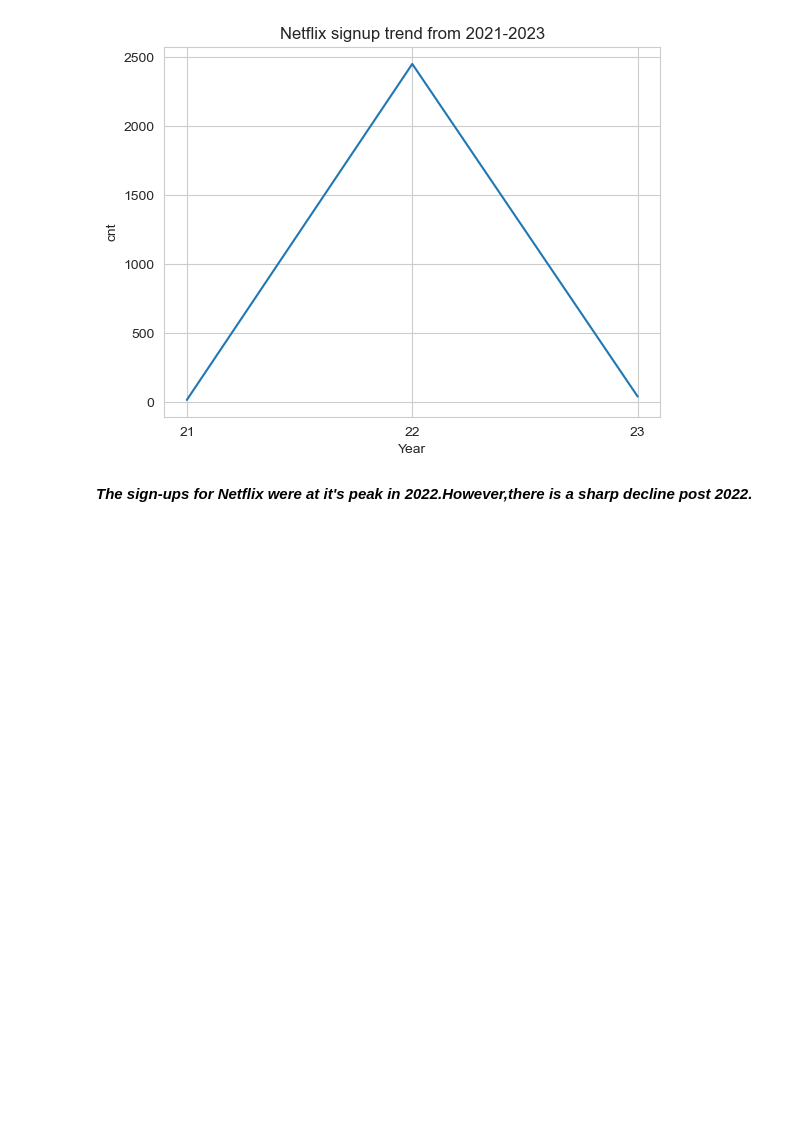
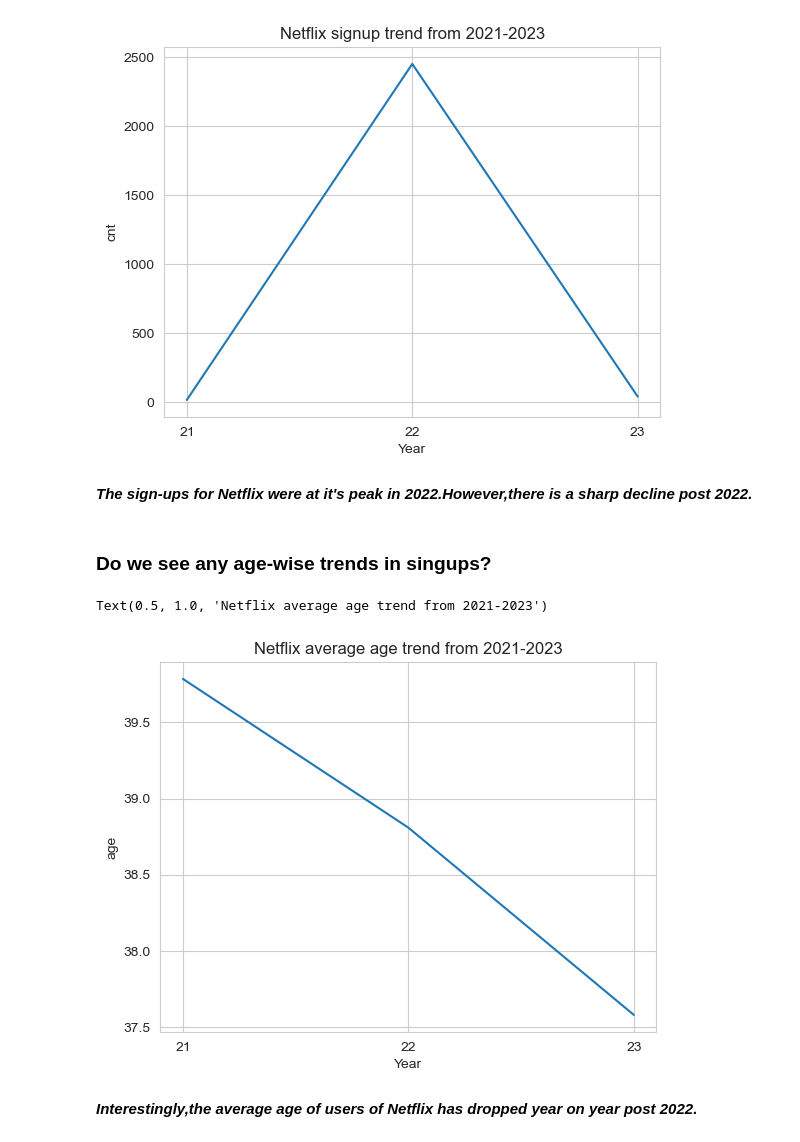
Before and after one commit to mochacookiecrumble/Netflix-userbase, a Jupyter notebook: Netflix_userbase_data_analysis.ipynb, the cells around one changed output. Drawn from its saved outputs; the diff is of its cells as text; code cells hidden in the pictures; blank space fills up the shorter version.

Commit message:
Added Netflix average age trend analysis

```diff
--- a/Netflix_userbase_data_analysis.ipynb
+++ b/Netflix_userbase_data_analysis.ipynb
@@ -186,3 +186,19 @@ Text(0.5, 1.0, 'Netflix signup trend from 2021-2023')
 [figure]
 # %% [markdown]
 ***The sign-ups for Netflix were at it's peak in 2022.However,there is a sharp decline post 2022.***
+# %% [markdown]
+### Do we see any age-wise trends in singups?
+# %%
+query_9 = """ SELECT AVG(Age) as age,SUBSTRING(JoinDate,7,2) AS Year FROM netflix_userbase
+                GROUP BY Year
+ """
+
+trend_of_age = pd.read_sql(query_9, con=engine)
+
+sns.lineplot(data=trend_of_age,x='Year',y='age')
+plt.title("Netflix average age trend from 2021-2023")
+# %% [output]
+Text(0.5, 1.0, 'Netflix average age trend from 2021-2023')
+[figure, added]
+# %% [markdown]
+***Interestingly,the average age of users of Netflix has dropped year on year post 2022.***
```
